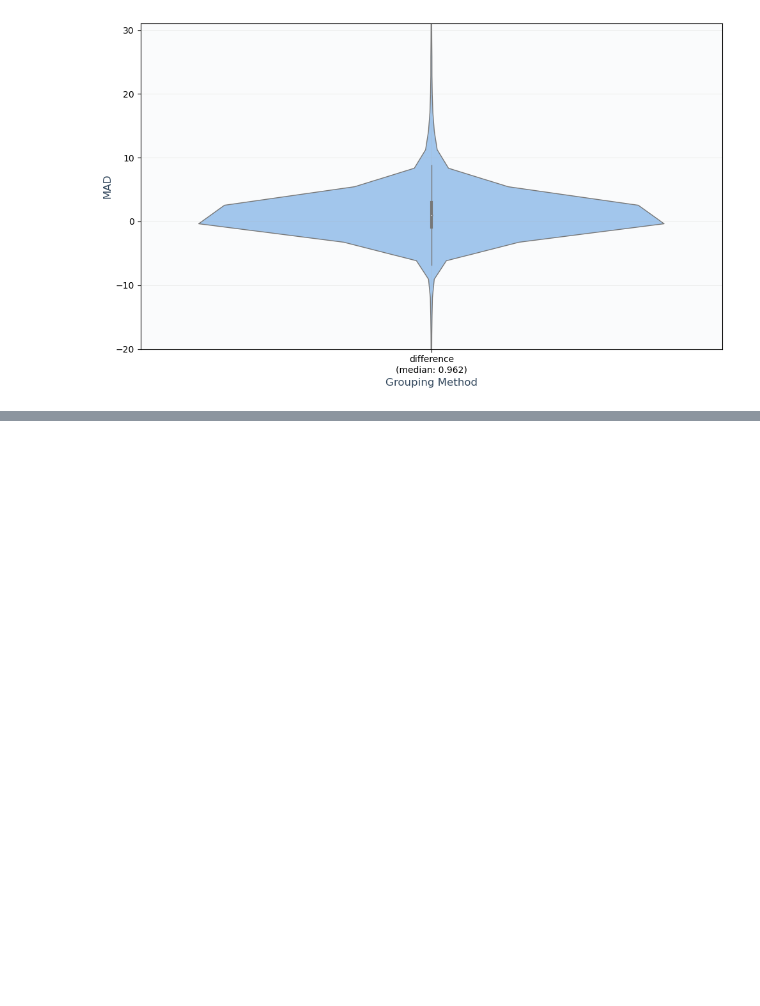
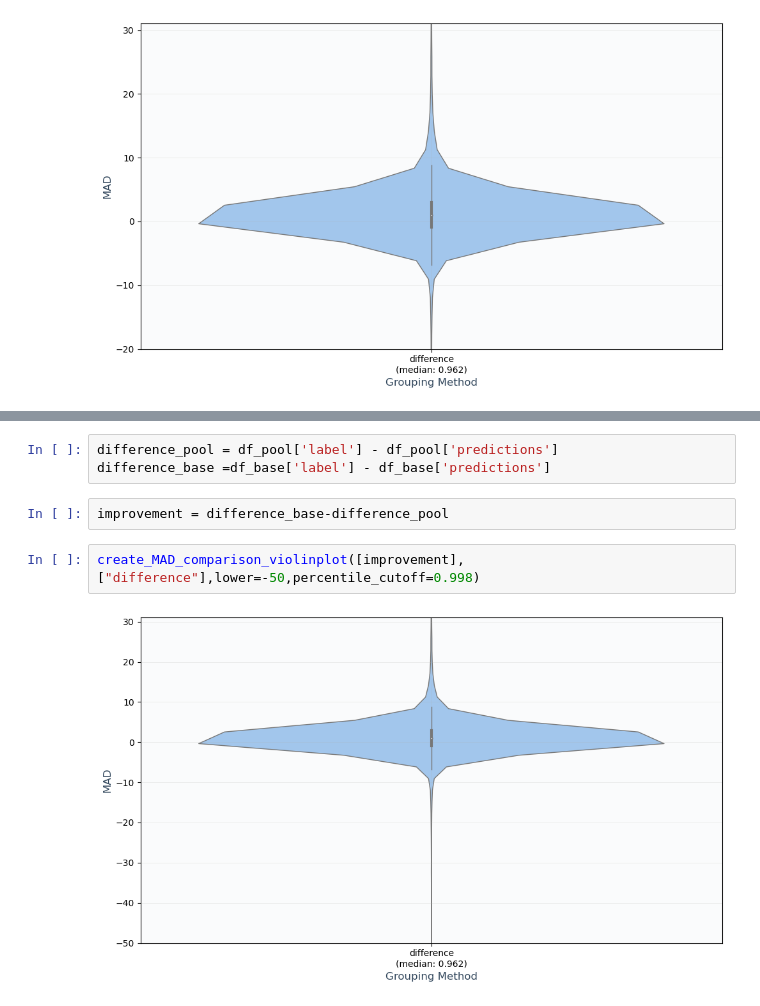
Before and after one commit to WannesLamberts/MTL-peptide-property-prediction-pool, a Jupyter notebook: notebooks/model_interpretation_test.ipynb, the cells around one changed output, grey strips where cells are left out. Saved outputs shown, nothing was run; the diff lists cells and outputs as text; blank space fills up the shorter version.

```diff
--- a/notebooks/model_interpretation_test.ipynb
+++ b/notebooks/model_interpretation_test.ipynb
@@ -111,0 +117,9 @@ plt.show()
+# %%
+difference_pool = df_pool['label'] - df_pool['predictions']
+difference_base =df_base['label'] - df_base['predictions']
+# %%
+improvement = difference_base-difference_pool
+# %%
+create_MAD_comparison_violinplot([improvement],["difference"],lower=-50,percentile_cutoff=0.998)
+# %% [output]
+[figure, added]
```
Also changed, not shown: parts of 17 cells of this notebook, 2 other files.
